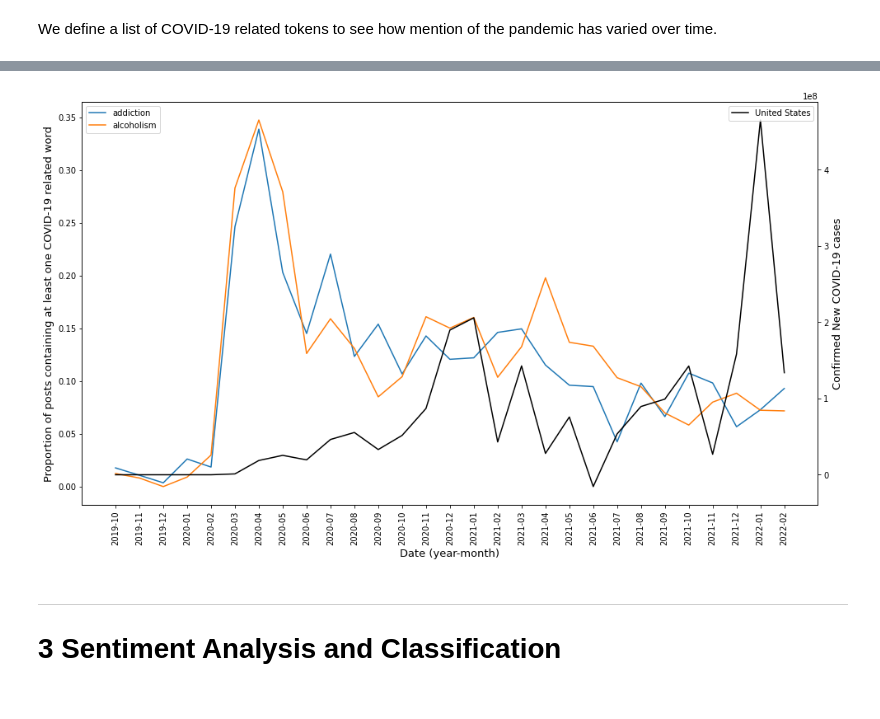
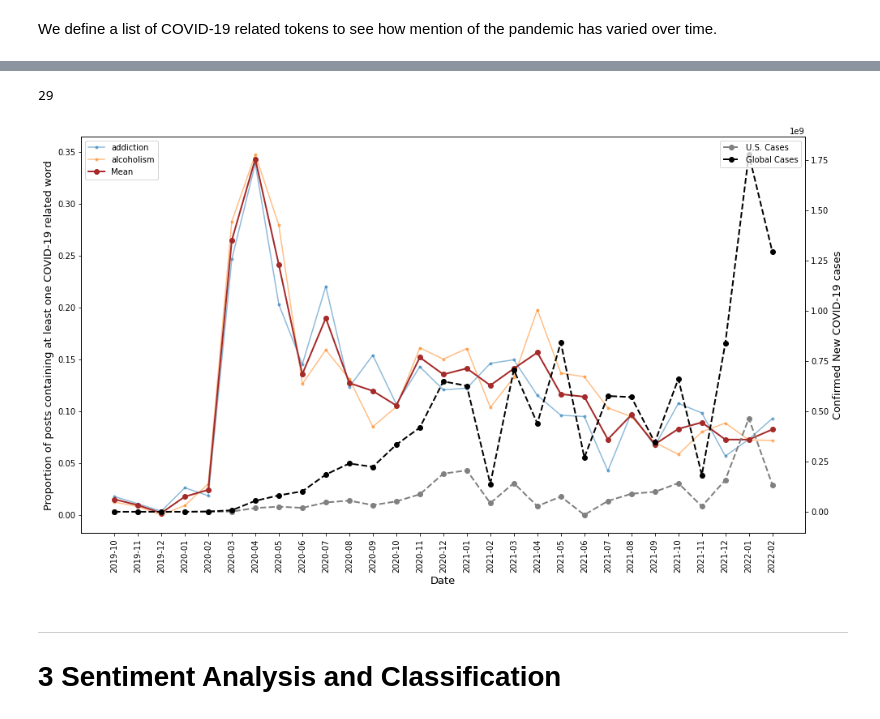
Before and after one commit to zeyad-mansour/reddit-sentiment-analysis, a Jupyter notebook: notebook.ipynb, the cells around one changed output, grey strips where cells are left out. Cells and saved outputs as stored; diff of their text form; code cells hidden in the pictures.

```diff
--- a/notebook.ipynb
+++ b/notebook.ipynb
@@ -343,6 +344,10 @@ We want to use COVID-19 case data in our analysis, so we refer to the [Johns Hop
 # %%
+#Lets look at the dataframes to see how they are organized
+
+print("United States:")
 df = pd.read_csv('data/time_series_covid19_confirmed_US.csv')
-
-#Lets look at the dataframe to see how it is organized
 display(df)
+print("Global:")
+df = pd.read_csv('data/time_series_covid19_confirmed_global.csv')
+display(df)
 # %% [output]
@@ -456,43 +477,50 @@ KeyboardInterrupt:
 # %%
 proportion_list1 = [0.01773049645390071, 0.010752688172043012, 0.0035971223021582736, 0.026143790849673203, 0.018518518518518517, 0.2465277777777778, 0.3389830508474576, 0.20320855614973263, 0.14521452145214522, 0.2204968944099379, 0.12341772151898735, 0.1540785498489426, 0.10679611650485436, 0.14285714285714285, 0.12072434607645875, 0.12213740458015267, 0.14622641509433962, 0.14960629921259844, 0.11528822055137844, 0.09615384615384616, 0.09482758620689655, 0.04246284501061571, 0.09817351598173515, 0.06637168141592921, 0.10759493670886076, 0.09829059829059829, 0.05675146771037182, 0.07290015847860538, 0.09305993690851735]
 proportion_list2 = [0.012396694214876033, 0.008130081300813009, 0.0, 0.009036144578313253, 0.029900332225913623, 0.2831541218637993, 0.34765625, 0.2796610169491525, 0.12624584717607973, 0.15915915915915915, 0.13108614232209737, 0.0851063829787234, 0.10424710424710425, 0.16109422492401215, 0.15027322404371585, 0.16043956043956045, 0.10367892976588629, 0.1326530612244898, 0.19798657718120805, 0.1368421052631579, 0.13316582914572864, 0.10329670329670329, 0.09473684210526316, 0.06983240223463687, 0.0583756345177665, 0.08010335917312661, 0.08855291576673865, 0.07238605898123325, 0.07180851063829788]
-
+mean_proportion_list = list()
+mean_proportion_list.append(proportion_list1)
+mean_proportion_list.append(proportion_list2)
+mean_proportion_list = np.average(mean_proportion_list, axis=0)
+print(len(mean_proportion_list))
 
 plt.rcParams["figure.figsize"] = [16,9]
 
 fig,ax = plt.subplots()
 # make a plot
-ax.plot(dates, proportion_list1, label = "addiction")
-ax.plot(dates, proportion_list2, label = "alcoholism")
+ax.plot(dates, proportion_list1, label = "addiction", marker='.', alpha=0.5)
+ax.plot(dates, proportion_list2, label = "alcoholism", marker='.', alpha=0.5)
+ax.plot(dates, mean_proportion_list, label = "Mean", color ="brown", marker='o', linewidth=2)
 plt.legend(loc='upper left')
 plt.xticks(rotation=90)
 
 # set x-axis label
-ax.set_xlabel("Date (year-month)", fontsize=13)
+ax.set_xlabel("Date", fontsize=13)
 # set y-axis label
 ax.set_ylabel("Proportion of posts containing at least one COVID-19 related word", fontsize=13)
 
 ax2=ax.twinx()
 # make a plot with different y-axis using second axis object
-ax2.plot(dates, monthly_covid_cases, label = "United States", color = "black")
+ax2.plot(dates, monthly_us_covid_cases, label = "U.S. Cases", color = "grey", linestyle='dashed',  marker='o', linewidth=2)
+ax2.plot(dates, monthly_global_covid_cases, label = "Global Cases", color = "black", linestyle='dashed',  marker='o', linewidth=2)
 plt.legend(loc='upper right')
 ax2.set_ylabel("Confirmed New COVID-19 cases", fontsize=13)
 plt.show()
 # save the plot as a file
 
 
 
 
 
 #plt.plot(dates, proportion_list1, label = "addiction")
 #plt.plot(dates, proportion_list2, label = "alcoholism")
 #plt.legend()
 #plt.ylabel("Proportion of posts containing at least one COVID-19 related word")
 #plt.xlabel("Date in monthly intervals")
 #plt.xticks(rotation=90);
 #plt.show()
 # %% [output]
+29
-[figure, old version]
+[figure, new version]
 # %% [markdown]
 <hr>
 
```
Also changed, not shown: parts of 6 cells of this notebook, 1 other file.
